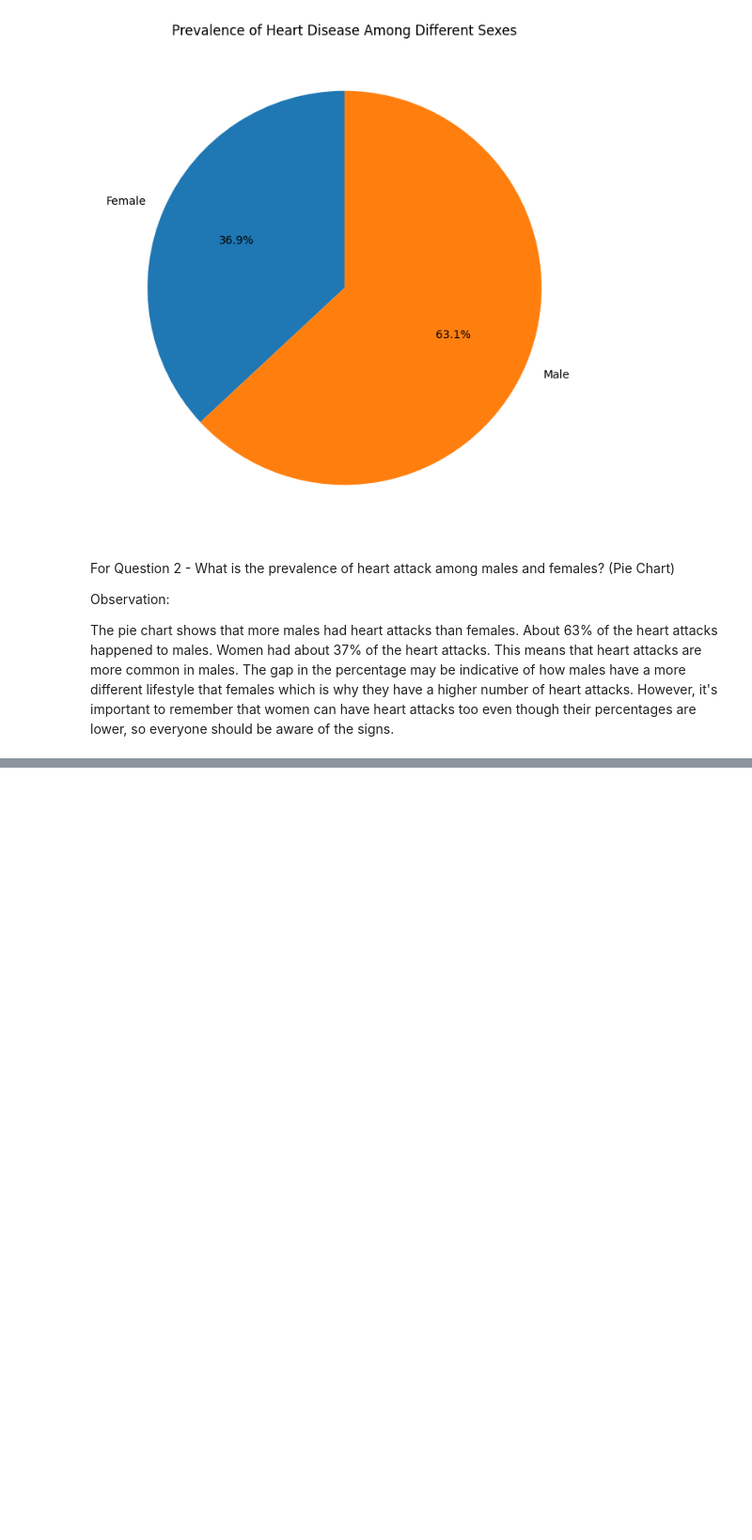
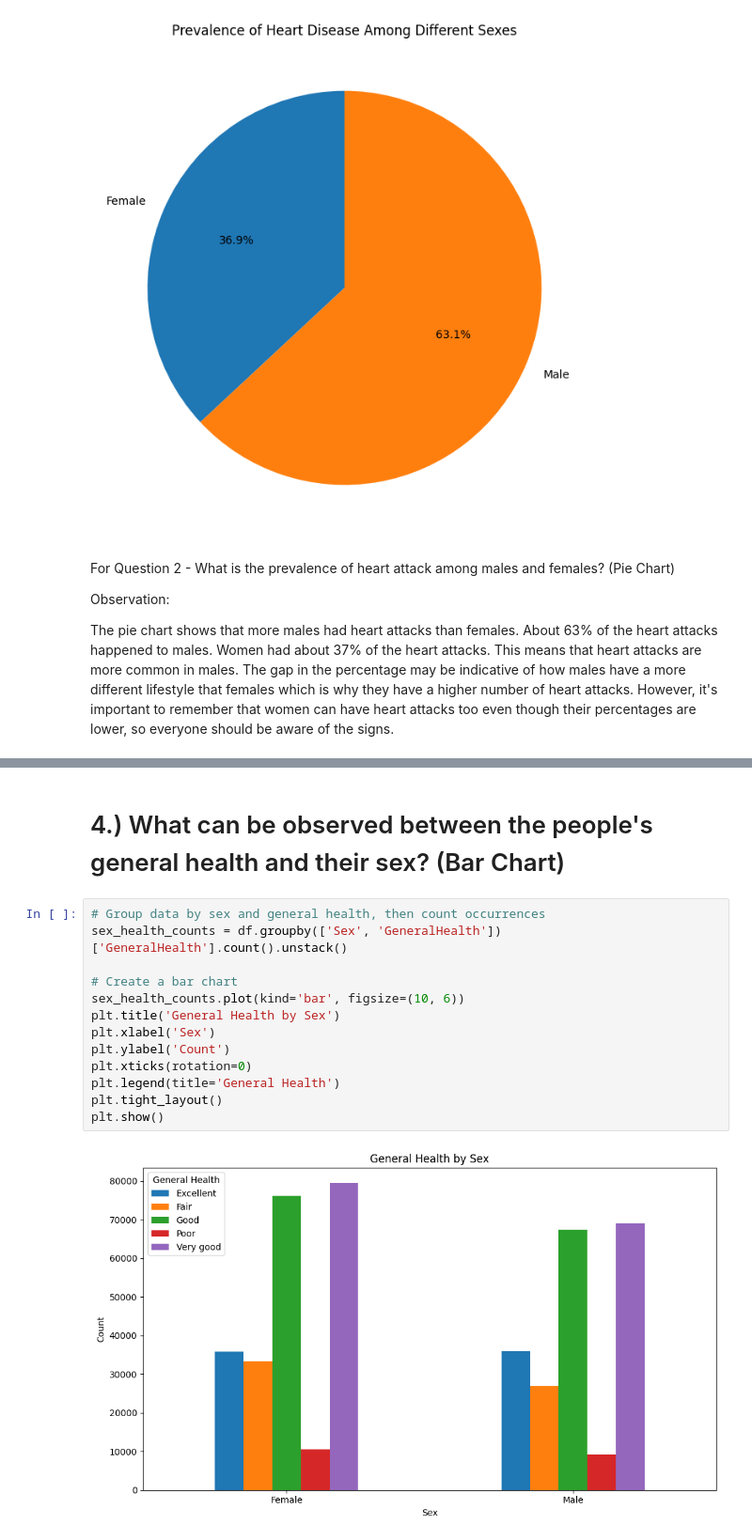
Before and after one commit to jreadia/VDA-CPE-031-CPE21S4, a Jupyter notebook: Adia_Midterm_Exam_Kaggle_Part.ipynb, the cells around one changed output, grey strips where cells are left out. Shown at 94% size. Cells and saved outputs as stored; diff of their text form; blank space fills up the shorter version.

```diff
--- a/Adia_Midterm_Exam_Kaggle_Part.ipynb
+++ b/Adia_Midterm_Exam_Kaggle_Part.ipynb
@@ -88,0 +140,17 @@ The pie chart shows that more males had heart attacks than females. About 63% of
+# %% [markdown]
+# 4.) What can be observed between the people's general health and their sex? (Bar Chart)
+# %%
+# Group data by sex and general health, then count occurrences
+sex_health_counts = df.groupby(['Sex', 'GeneralHealth'])['GeneralHealth'].count().unstack()
+
+# Create a bar chart
+sex_health_counts.plot(kind='bar', figsize=(10, 6))
+plt.title('General Health by Sex')
+plt.xlabel('Sex')
+plt.ylabel('Count')
+plt.xticks(rotation=0)
+plt.legend(title='General Health')
+plt.tight_layout()
+plt.show()
+# %% [output]
+[figure, added]
```
Also changed, not shown: parts of 9 cells of this notebook.
